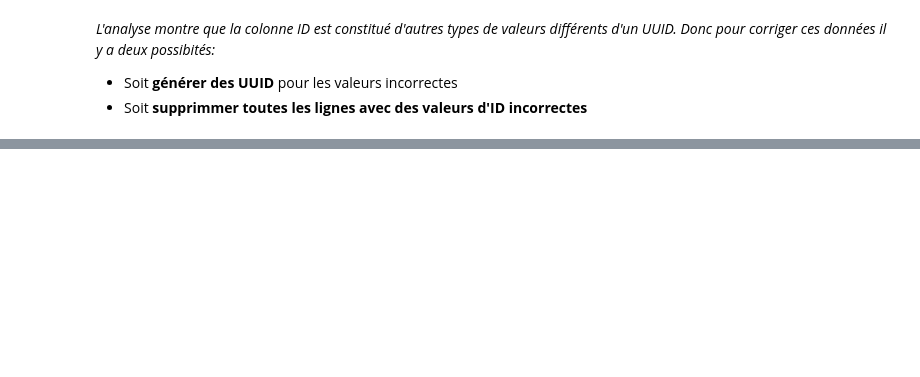
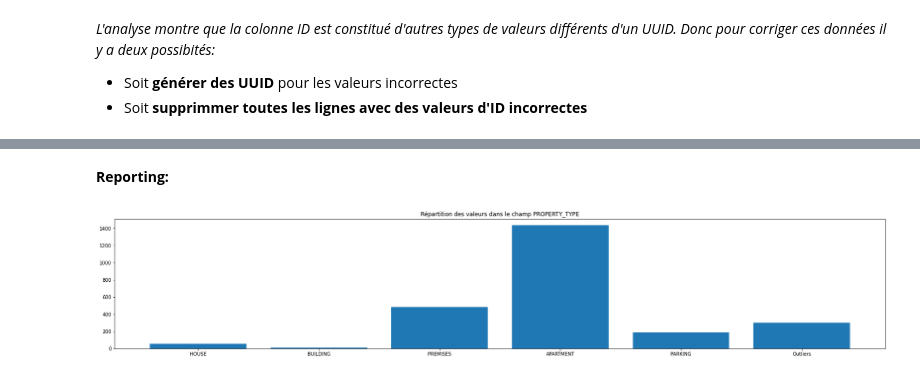
Before and after one commit to secouba/testsKapernikov, a Jupyter notebook: testsKapernikov.ipynb, the cells around one changed output, grey strips where cells are left out. Saved outputs shown, nothing was run; the diff lists cells and outputs as text; code cells hidden in the pictures; blank space fills up the shorter version.

Commit message:
AD.PROPERTY

```diff
--- a/testsKapernikov.ipynb
+++ b/testsKapernikov.ipynb
@@ -255,0 +420,4 @@ dataID.select(data.ID, data.URL).show(100)
+# %%
+#regroupement par PROPERTY_TYPE
+dataGroupByProperty_type = data.groupBy('PROPERTY_TYPE').count()
+dataGroupByProperty_type.show()
@@ -255,0 +442,36 @@ dataID.select(data.ID, data.URL).show(100)
+# %%
+#Liste officiel des types de bien:
+listOfOfficialProperty_type = ["HOUSE", "APARTMENT", "PREMISES", "LAND", "BUILDING", "PARKING"]
+# %% [markdown]
+**Reporting:**
+# %%
+#Dans cette section nous allons utiliser un instrument de visualisation pour voir comment les données sont réparties.
+#Le code ci-dessous va permettre de regrouper les valeurs de la colonne n'appartenant pas la liste des types de bien
+
+#Récupération des deux colonnes du groupBy sous forme de liste.
+Property_types = dataGroupByProperty_type.toPandas()["PROPERTY_TYPE"].values.tolist()
+Count = dataGroupByProperty_type.toPandas()["count"].values.tolist()
+
+cpt = 0
+listIndexes = list()
+
+#On compte le nombre de valeurs aberrantes dans la colonne en enregistrant leur position pour les enlever après.
+for i in range(len(Property_types)):
+    if Property_types[i] not in listOfOfficialProperty_type:
+        cpt +=1
+        listIndexes.append(i)
+
+#trie dans l'ordre décroissant pour éviter que l'index sorte de la liste.
+sortedListIndexes = sorted(listIndexes, reverse=True)
+
+#Suppressions des valeurs incorrectes issues du groupBy.
+for i in sortedListIndexes:
+    del Property_types[i]
+    del Count[i]
+
+Property_types.append("Outliers")
+Count.append(cpt)
+# %%
+Figures.funShowHisto(Count, Property_types, True, "", "Répartition des valeurs dans le champ PROPERTY_TYPE")
+# %% [output]
+[figure, added]
```
Also changed, not shown: parts of 46 cells of this notebook.
